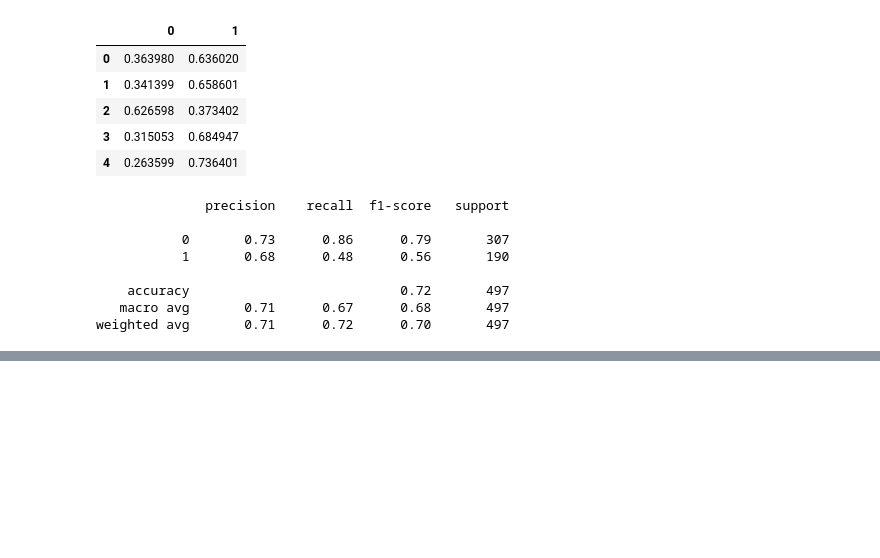
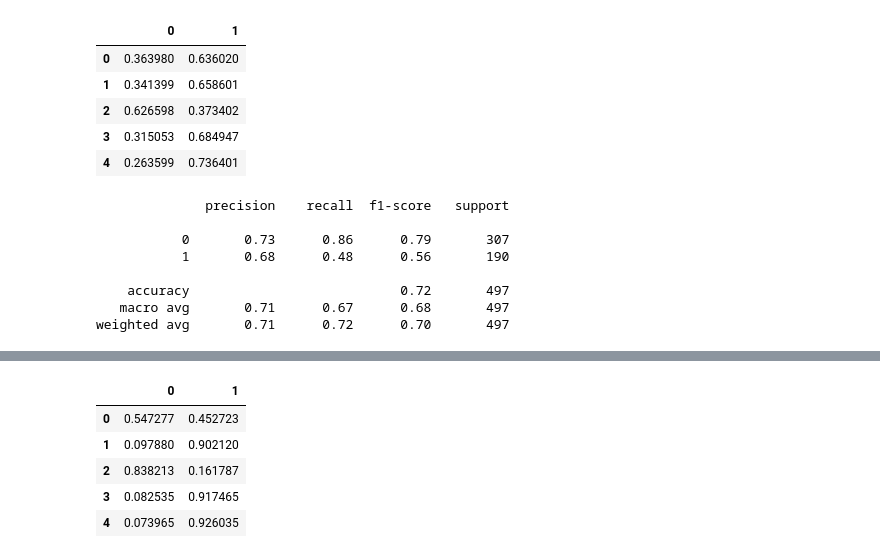
Before and after one commit to Joshua-C-Bryant/classification-exercises, a Jupyter notebook: model.ipynb, the cells around one changed output, grey strips where cells are left out. Cells and saved outputs as stored; diff of their text form; code cells hidden in the pictures; blank space fills up the shorter version.

```diff
--- a/model.ipynb
+++ b/model.ipynb
@@ -813,0 +845,21 @@ weighted avg       0.71      0.72      0.70       497
+# %%
+x_cols = ['pclass','age','fare','sex']
+y_col = ['survived']
+
+X_train, y_train = train[x_cols], train[y_col]
+X_validate, y_validate = validate[x_cols], validate[y_col]
+X_test, y_test = test[x_cols], test[y_col]
+# %%
+logit = LogisticRegression(C=1, random_state=123)
+logit.fit(X_train, y_train)
+y_pred = logit.predict(X_train)
+y_pred_proba = logit.predict_proba(X_train)
+y_pred_proba = pd.DataFrame(y_pred_proba)
+y_pred_proba.head()
+# %% [output]
+|  | 0 | 1 |
+| 0 | 0.547277 | 0.452723 |
+| 1 | 0.097880 | 0.902120 |
+| 2 | 0.838213 | 0.161787 |
+| 3 | 0.082535 | 0.917465 |
+| 4 | 0.073965 | 0.926035 |
```
Also changed, not shown: parts of 23 cells of this notebook.
